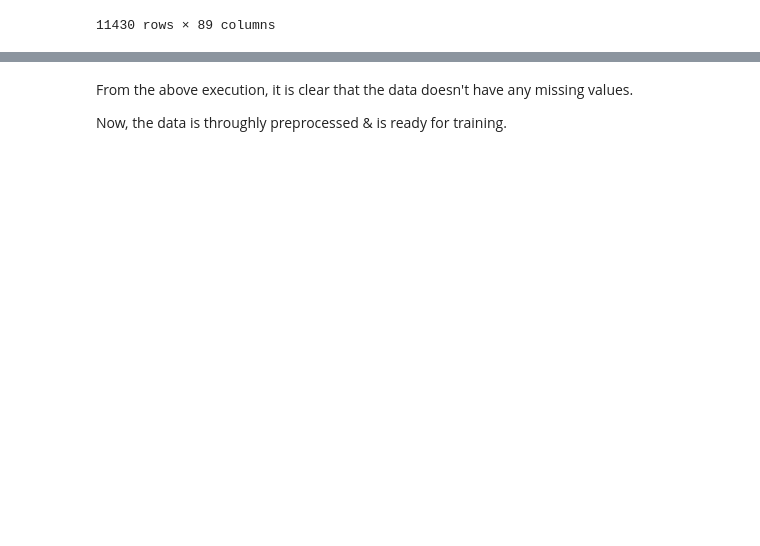
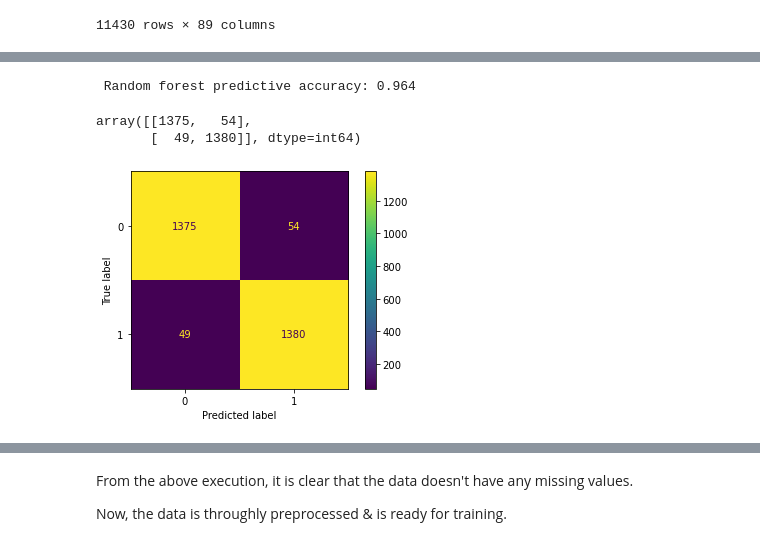
Before and after one commit to yiggzzz/Final-Project-, a Jupyter notebook: Phishing_ML.ipynb, the cells around one changed output, grey strips where cells are left out. Cells and saved outputs as stored; diff of their text form; code cells hidden in the pictures; blank space fills up the shorter version.

Commit message:
Editing Phishing_ML.ipynb and adding rfmodel_confusion_matrix.png

```diff
--- a/Phishing_ML.ipynb
+++ b/Phishing_ML.ipynb
@@ -352,0 +470,5 @@ df.head(10)
+# %%
+# Separating & assigning features and target columns to X & y
+y = original_df['status']
+X = original_df.drop('status',axis=1)
+X.shape, y.shape
@@ -352,0 +514,13 @@ df.head(10)
+# %%
+# Split training/test datasets
+X_train, X_test, y_train, y_test = train_test_split(X, y, random_state=42, stratify=y)
+
+# Create a StandardScaler instance
+scaler = StandardScaler()
+
+# Fit the StandardScaler
+X_scaler = scaler.fit(X_train)
+
+# Scale the data
+X_train_scaled = X_scaler.transform(X_train)
+X_test_scaled = X_scaler.transform(X_test)
@@ -352,0 +544,29 @@ df.head(10)
+# %%
+# Create a random forest classifier.
+rf_model = RandomForestClassifier(n_estimators=128, random_state=78)
+
+# max_depth, min_samples_split, max_features
+
+# Fitting the model
+rf_model = rf_model.fit(X_train_scaled, y_train)
+
+# Evaluate the model
+y_pred = rf_model.predict(X_test_scaled)
+print(f" Random forest predictive accuracy: {accuracy_score(y_test,y_pred):.3f}")
+# %% [output]
+ Random forest predictive accuracy: 0.964
+# %%
+## Confusion Matrix
+cm = confusion_matrix(y_test, y_pred)
+cm
+# %% [output]
+array([[1375,   54],
+       [  49, 1380]], dtype=int64)
+# %%
+# Display confusion matrix
+display = ConfusionMatrixDisplay(confusion_matrix=cm, display_labels=rf_model.classes_)
+display.plot()
+plt.savefig("archive/rfmodel_confusion_matrix.png")
+plt.show()
+# %% [output]
+[figure, added]
```
Also changed, not shown: parts of 23 cells of this notebook, 1 other file.
